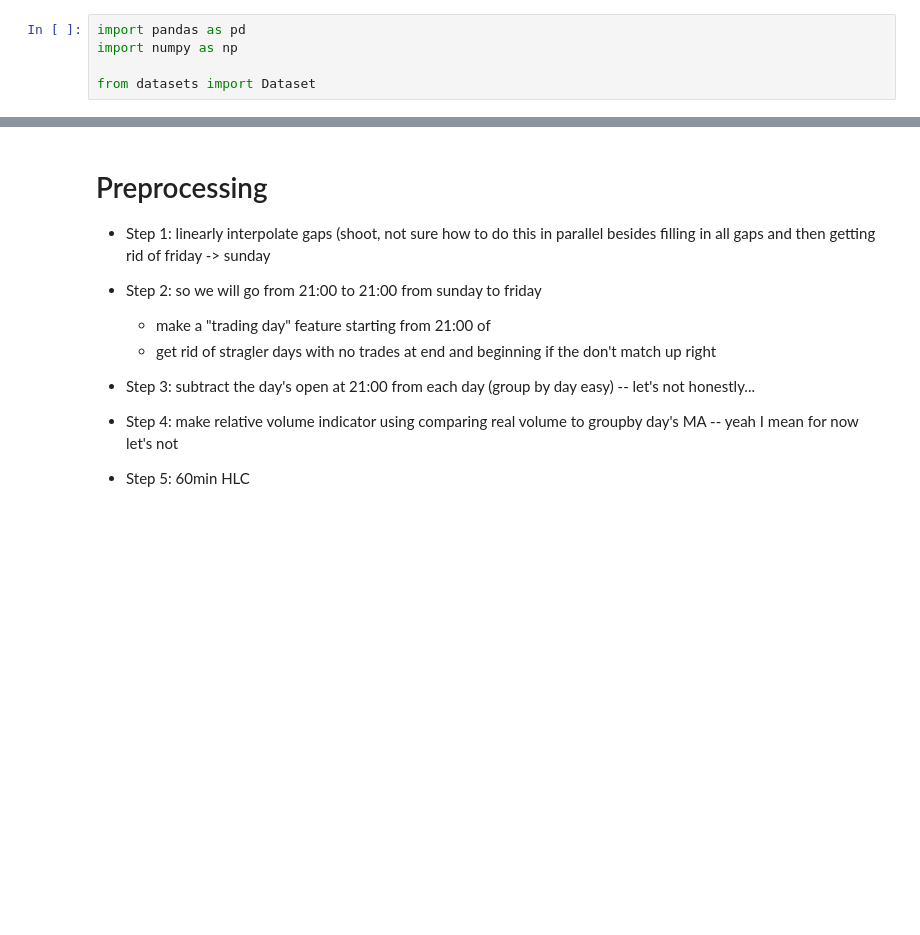
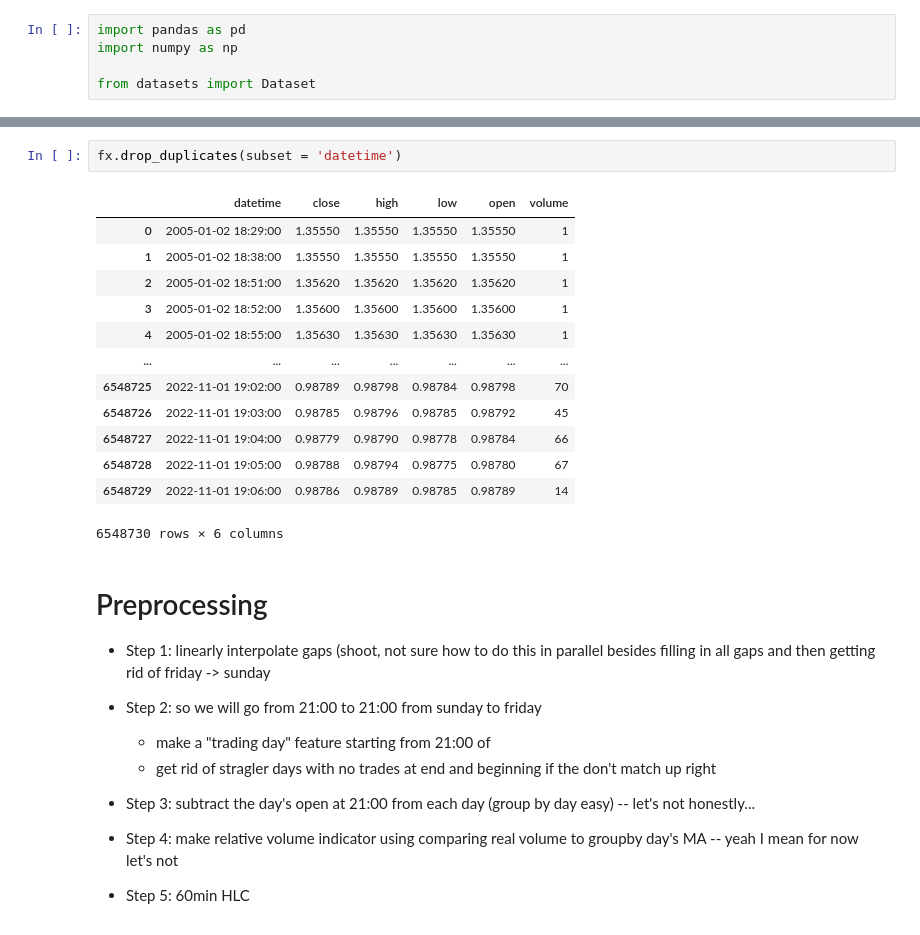
Before and after one commit to mtanghu/Transformer-Trader, a Jupyter notebook: Data.ipynb, the cells around one changed output, grey strips where cells are left out. Saved outputs shown, nothing was run; the diff lists cells and outputs as text; blank space fills up the shorter version.

```diff
--- a/Data.ipynb
+++ b/Data.ipynb
@@ -16,3 +26,19 @@ fx = fx.drop(columns = ['day', 'time'])
+# %%
+fx.drop_duplicates(subset = 'datetime')
+# %% [output]
+|  | datetime | close | high | low | open | volume |
+| 0 | 2005-01-02 18:29:00 | 1.35550 | 1.35550 | 1.35550 | 1.35550 | 1 |
+| 1 | 2005-01-02 18:38:00 | 1.35550 | 1.35550 | 1.35550 | 1.35550 | 1 |
+| 2 | 2005-01-02 18:51:00 | 1.35620 | 1.35620 | 1.35620 | 1.35620 | 1 |
+| 3 | 2005-01-02 18:52:00 | 1.35600 | 1.35600 | 1.35600 | 1.35600 | 1 |
+| 4 | 2005-01-02 18:55:00 | 1.35630 | 1.35630 | 1.35630 | 1.35630 | 1 |
+| ... | ... | ... | ... | ... | ... | ... |
+| 6548725 | 2022-11-01 19:02:00 | 0.98789 | 0.98798 | 0.98784 | 0.98798 | 70 |
+| 6548726 | 2022-11-01 19:03:00 | 0.98785 | 0.98796 | 0.98785 | 0.98792 | 45 |
+| 6548727 | 2022-11-01 19:04:00 | 0.98779 | 0.98790 | 0.98778 | 0.98784 | 66 |
+| 6548728 | 2022-11-01 19:05:00 | 0.98788 | 0.98794 | 0.98775 | 0.98780 | 67 |
+| 6548729 | 2022-11-01 19:06:00 | 0.98786 | 0.98789 | 0.98785 | 0.98789 | 14 |
+6548730 rows × 6 columns
 # %% [markdown]
 # Preprocessing
 
```
Also changed, not shown: parts of 21 cells of this notebook.
